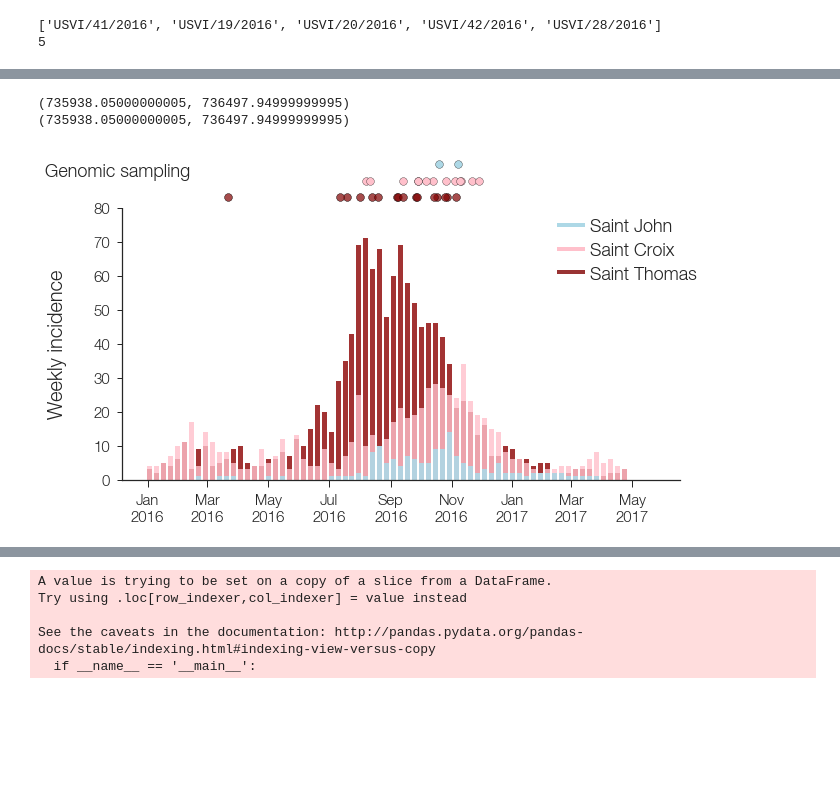
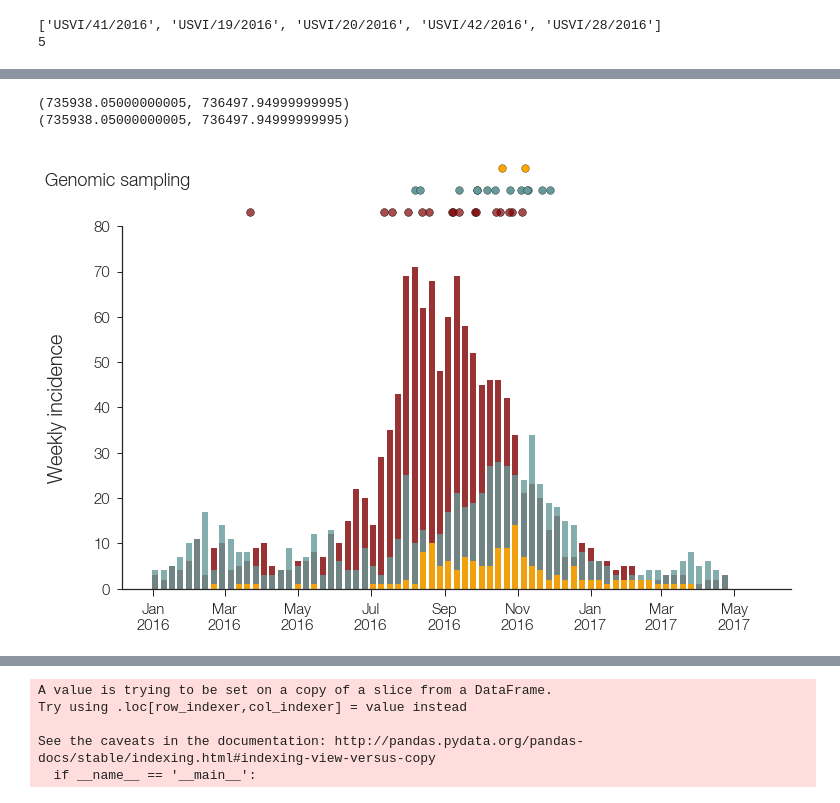
Before and after one commit to blab/zika-usvi, a Jupyter notebook: scripts/tree-plotting.ipynb, the cells around one changed output, grey strips where cells are left out. Saved outputs shown, nothing was run; the diff lists cells and outputs as text; code cells hidden in the pictures; blank space fills up the shorter version.

```diff
--- a/scripts/tree-plotting.ipynb
+++ b/scripts/tree-plotting.ipynb
@@ -97,4 +66,6 @@ See the caveats in the documentation: http://pandas.pydata.org/pandas-docs/stabl
 # %%
-tree_path='/Users/alliblk/Desktop/gitrepos/zika-usvi/beast/prelimGLM10-24-2017/AmZika_markovJumpGLM.mcc'
+#tree_path='/Users/alliblk/Desktop/gitrepos/zika-usvi/beast/prelimGLM10-24-2017/AmZika_markovJumpGLM.mcc'
+tree_path = '/Users/alliblk/Desktop/gitrepos/zika-usvi/beast/traditional-DTA/AmZika_normalDTA.mcc'
+
 print "File: %s"%(tree_path.split('/')[-1]) #make sure I have the right file
 # %% [output]
@@ -321,0 +835,4 @@ color_dict = {
+# %%
+for k in linked_list.Objects:
+    if isinstance(k,bt.leaf):
+        print k.name
@@ -412,9 +933,8 @@ ax.tick_params(axis='x',size=0,pad=10)
 #that means that to get number of years behind the highest tip, you need to know the distance from the leaf k.x value to the node k.x value
 #which is the youngest tip's k.x value - your node's k.x value. And this is the number you need to substract from absolute time.
 
-fig,ax = plt.subplots(figsize=(10,20),facecolor='w')
-branchWidth=2 ## default branch width
-cmap=mpl.cm.viridis
+fig,ax = plt.subplots(figsize=(25,15),facecolor='w')
+branchWidth=3 ## default branch width
 
 highestTipinYearsFromRoot = max([k.x for k in linked_list.Objects if isinstance (k, bt.leaf)])
 print highestTipinYearsFromRoot
@@ -429,7 +949,8 @@ for k in linked_list.Objects:
         #xp = highestTip - (highestTipinYearsFromRoot - k.parent.x) ## get x position of current node's parent
         xp = k.parent.absoluteTime
 
-    color=[color_dict['united_states_virgin_islands'] if k.traits['country.states']=='united_states_virgin_islands' else 'darkgrey'][0] ## can be discrete too
+
+    color='midnightblue' if k.traits['country']=='united_states_virgin_islands' else 'darkgrey' ## can be discrete too
 
     if isinstance(k,bt.leaf) or k.branchType=='leaf': ## if leaf...
         s=50-30*k.height/linked_list.treeHeight #size to draw the circle
@@ -451,11 +972,11 @@ ax.spines['left'].set_visible(False)
 ax.tick_params(axis='y',labelsize=0,size=0)
 ax.tick_params(axis='x',labelsize=18,size=0)
 
-ax.set_xlim(2014,2018)
+ax.set_xlim(2013,2017.5)
 ax.set_ylim(-5,len(linked_list.Objects)/2+10)
 
-labels = [2014.0, 2014.5, 2015.0, 2015.5, 2016.0, 2016.5, 2017.0, 2017.5, 2018.0 ]
-ax.set_xticklabels([decimalDateToAxisLabel(label) for label in labels])
+default_ticks = ax.get_xticks()
+ax.set_xticklabels([decimalDateToAxisLabel(x) for x in default_ticks])
 ax.tick_params(axis='x',labelsize=18, which='major', width=1, size=7)
 
 plt.savefig('/Users/alliblk/Desktop/gitrepos/zika-usvi/figures/whole_tree_usvi_highlight.pdf',transparent=True)
@@ -466,6 +987,6 @@ plt.show()
 # %%
 #From EBOV
-traitName='country.states'
+traitName='country'
 # traitName='location'
 linked_list.root.traits[traitName]='ancestor' ## give root node some trait value that's different from what the actual tree root has, so it registers as a switch
 linked_list.root.y=0
@@ -766,7 +1305,7 @@ from matplotlib.dates import DateFormatter, DayLocator, YearLocator
 
 gs = gridspec.GridSpec(2, 1, height_ratios=[1, 5], wspace=0, hspace=0 )
 
-fig,ax = plt.subplots(figsize=(10, 6),facecolor='w')
+fig,ax = plt.subplots(figsize=(12, 8),facecolor='w')
 
 ax = plt.subplot(gs[1])
 ax.spines['top'].set_visible(False)
@@ -780,9 +1319,9 @@ saint_john_cases = usvi_df['saint_john']
 saint_thomas_cases = usvi_df['saint_thomas']
 saint_croix_cases = usvi_df['saint_croix']
 
-plt.bar(dates, saint_thomas_cases, align='center', width = 5, alpha=0.8, color='darkred')
-plt.bar(dates, saint_croix_cases, align='center', width = 5, alpha=0.8, color='pink')
-plt.bar(dates, saint_john_cases, align='center', width = 5, alpha=0.9, color='lightblue')
+plt.bar(dates, saint_thomas_cases, align='center', width = 5, alpha=0.8, color=usvi_island_colors['saint_thomas'])
+plt.bar(dates, saint_croix_cases, align='center', width = 5, alpha=0.8, color=usvi_island_colors['saint_croix'])
+plt.bar(dates, saint_john_cases, align='center', width = 5, alpha=0.9, color=usvi_island_colors['saint_john'])
 
 ax.xaxis_date()
 weekFormatter = DateFormatter('%b\n%Y')
@@ -801,13 +1340,13 @@ ax.tick_params(axis='y',labelsize=15, width=1, size=5)
 
 print(ax.get_xlim())
 
-ax.scatter(dt.strptime('2017-03-01','%Y-%m-%d'),75,s=800,facecolor=usvi_island_colors['saint_john'],marker="_", linewidth=4)
-ax.scatter(dt.strptime('2017-03-01','%Y-%m-%d'),68,s=800,facecolor=usvi_island_colors['saint_croix'], marker="_", linewidth=4) ##
-ax.scatter(dt.strptime('2017-03-01','%Y-%m-%d'),61,s=800,facecolor=usvi_island_colors['saint_thomas'],marker="_", alpha=0.8, linewidth=4) ## plot white circle underneath bc alpha is low
+# ax.scatter(dt.strptime('2017-03-01','%Y-%m-%d'),75,s=800,facecolor=usvi_island_colors['saint_john'],marker="_", linewidth=4)
+# ax.scatter(dt.strptime('2017-03-01','%Y-%m-%d'),68,s=800,facecolor=usvi_island_colors['saint_croix'], marker="_", linewidth=4) ##
+# ax.scatter(dt.strptime('2017-03-01','%Y-%m-%d'),61,s=800,facecolor=usvi_island_colors['saint_thomas'],marker="_", alpha=0.8, linewidth=4) ## plot white circle underneath bc alpha is low
 
-ax.text(dt.strptime('2017-03-20','%Y-%m-%d'),73, 'Saint John', size=18)
-ax.text(dt.strptime('2017-03-20','%Y-%m-%d'),66, 'Saint Croix', size=18)
-ax.text(dt.strptime('2017-03-20','%Y-%m-%d'),59, 'Saint Thomas', size=18)
+# ax.text(dt.strptime('2017-03-20','%Y-%m-%d'),73, 'Saint John', size=18)
+# ax.text(dt.strptime('2017-03-20','%Y-%m-%d'),66, 'Saint Croix', size=18)
+# ax.text(dt.strptime('2017-03-20','%Y-%m-%d'),59, 'Saint Thomas', size=18)
 
 ### GENOMES
 
@@ -819,31 +1358,31 @@ for origin,subtree in sorted(within_country_trees['united_states_virgin_islands'
             date = dt.strptime(k.name.split('|')[1],'%Y-%m-%d')
             island = usvi_specific_island[k.name.split('|')[0]]
             color = usvi_island_colors[island]
 
             if island == 'saint_thomas':
                 ax2.scatter(date,0.2,s=60,facecolor='white', alpha=1,edgecolor='black',zorder=99)
                 ax2.scatter(date,0.2,s=60,facecolor=color, alpha=0.7,edgecolor='black',zorder=100) ## plot tip circle
             elif island == 'saint_croix':
                 ax2.scatter(date,0.5,s=60,facecolor=color, alpha=1.0,edgecolor='black',zorder=100) ## plot tip circle
             elif island == 'saint_john':
                 ax2.scatter(date,0.8,s=60,facecolor=color, alpha=1.0,edgecolor='black',zorder=100)
 
 ax2.xaxis_date()
 ax2.set_ylim(0,1)
 ax2.set_xlim(735938.05000000005, 736497.94999999995)
 ax2.spines['top'].set_visible(False)
 ax2.spines['left'].set_visible(False)
 ax2.spines['right'].set_visible(False)
 ax2.spines['bottom'].set_visible(False)
 
 ax2.set_ylabel('Genomic sampling', rotation = 360, size=18)
 ax2.set_xticks([])
 ax2.set_yticks([])
 print(ax2.get_xlim())
 
 
 plt.savefig('/Users/alliblk/Desktop/gitrepos/zika-usvi/figures/epi_curve_usvi_transparent.pdf', transparent = True)
 # %% [output]
 (735938.05000000005, 736497.94999999995)
 (735938.05000000005, 736497.94999999995)
-[figure, old version]
+[figure, new version]
```
Also changed, not shown: parts of 30 cells of this notebook.
